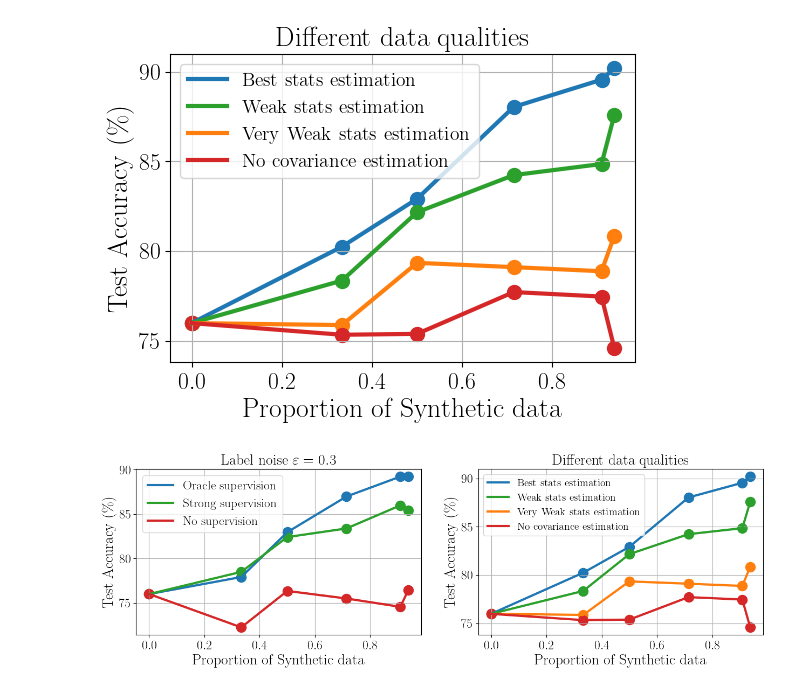
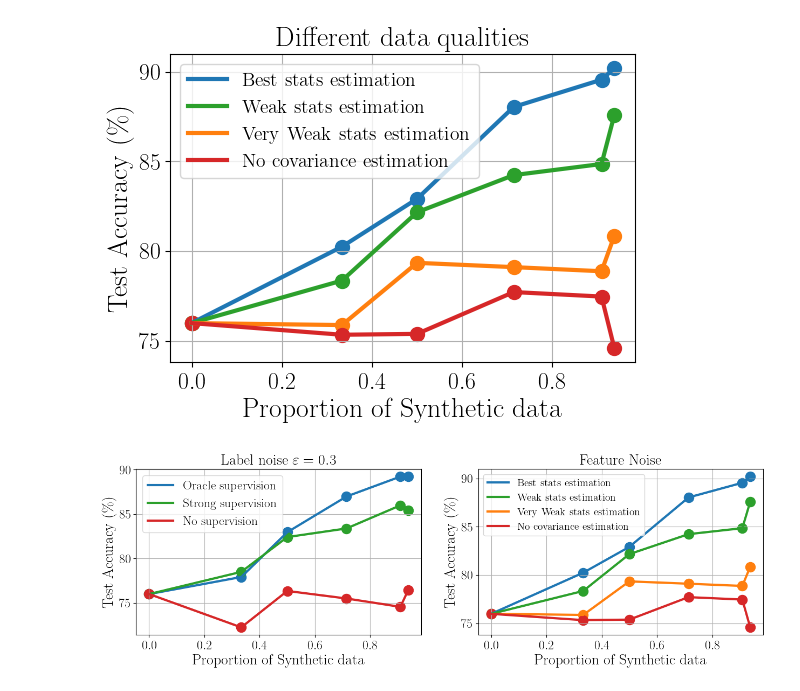
Before and after one commit to elfirdoussilab1/Synthetic-data, a Jupyter notebook: mnist.ipynb, the cells around one changed output. Saved outputs shown, nothing was run; the diff lists cells and outputs as text; code cells hidden in the pictures.

Commit message:
some small changes in the figures

```diff
--- a/mnist.ipynb
+++ b/mnist.ipynb
@@ -885,32 +885,32 @@ test_accs = df['Test Accuracy']
 
 # Test Accuracy
 ax[1].plot(pis, test_accs, color = 'tab:green', linewidth = linewidth, label = 'Weak stats estimation')
 ax[1].scatter(pis, test_accs, marker = 'o', color = 'tab:green', s = s, alpha = 1)
 
 # Weak estimation
 df = pd.read_csv('results_mnist_n-50-gaussian-n_use-10.csv')
 test_accs = df['Test Accuracy']
 
 # Test Accuracy
 ax[1].plot(pis, test_accs, color = 'tab:orange', linewidth = linewidth, label = 'Very Weak stats estimation')
 ax[1].scatter(pis, test_accs, marker = 'o', color = 'tab:orange', s = s, alpha = 1)
 
 # No covariance estimation
 df = pd.read_csv('results_mnist_n-50-gaussian-estimate_cov-False.csv')
 test_accs = df['Test Accuracy']
 
 ax[1].plot(pis, test_accs, color = 'tab:red', linewidth = linewidth, label = 'No covariance estimation' )
 ax[1].scatter(pis, test_accs, marker = 'o', color = 'tab:red', s = s, alpha = 1)
 
 ax[1].tick_params(axis = 'x', which = 'both', labelsize = labelsize)
 ax[1].tick_params(axis = 'y', which = 'both', labelsize = labelsize)
 ax[1].set_ylabel('Test Accuracy (\%)', fontsize = fontsize)
 ax[1].set_xlabel('Proportion of Synthetic data', fontsize = fontsize)
 ax[1].grid()
 ax[1].legend(fontsize = labelsize -3)
-ax[1].set_title(f'Different data qualities', fontsize = fontsize)
+ax[1].set_title(f'Feature Noise', fontsize = fontsize)
 #plt.title('MNIST Training with Mixture of Real + Synthetic data', loc = 'center')
 path = './study-plot' + f'/MNIST-Gaussian-NN-ReLU-n-{n}-global.pdf'
 fig.savefig(path, bbox_inches='tight')
 # %% [output]
-[figure, old version]
+[figure, new version]
```
Also changed, not shown: 3 other files.
